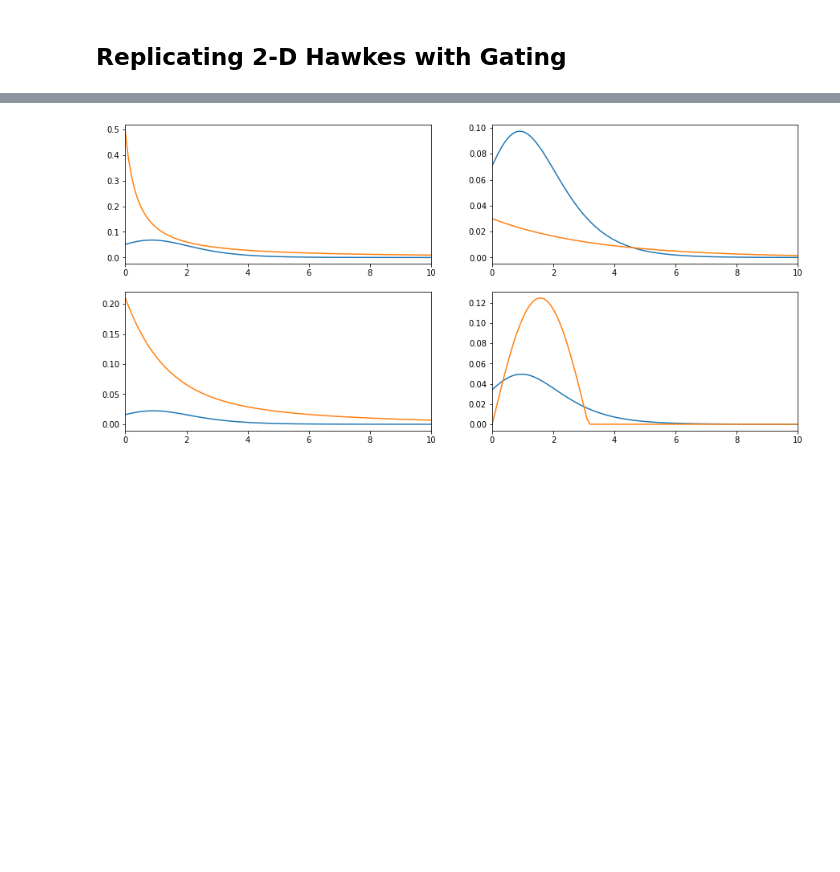
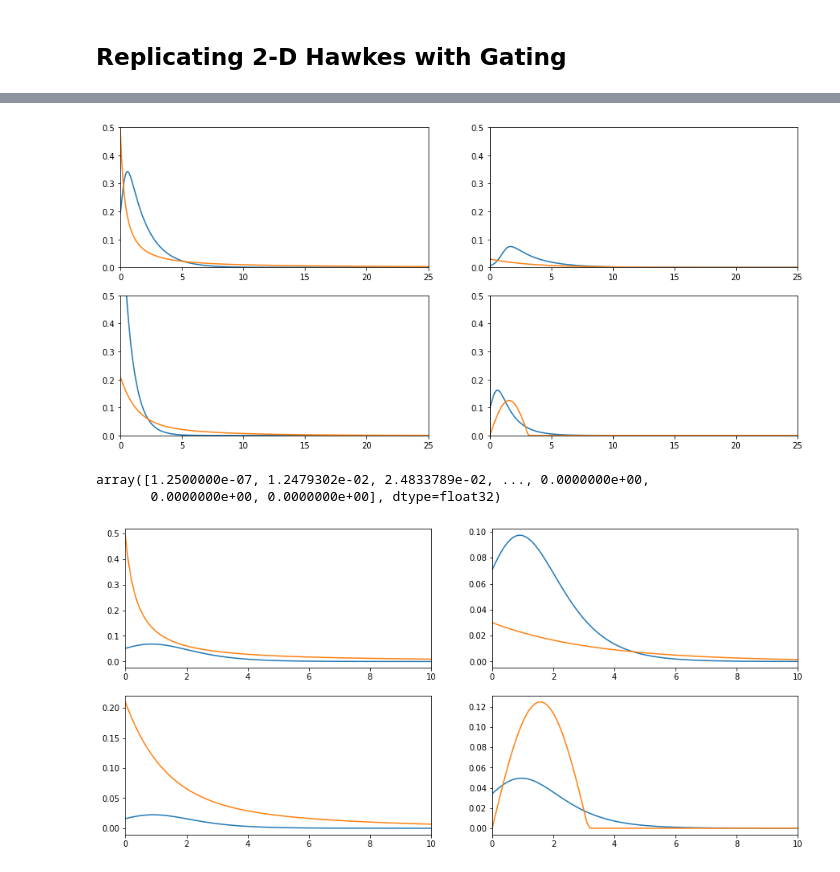
Before and after one commit to yamacisik/gated_kernel_tpp, a Jupyter notebook: kernel_fuctions_experiments.ipynb, the cells around one changed output, grey strips where cells are left out. Saved outputs shown, nothing was run; the diff lists cells and outputs as text; code cells hidden in the pictures; blank space fills up the shorter version.

```diff
--- a/kernel_fuctions_experiments.ipynb
+++ b/kernel_fuctions_experiments.ipynb
@@ -736,3 +665,45 @@ for i in range(len(axes)):
+# %%
+
+
+model_id  = '359b355116'
+ls = params.loc[params.Model_ID ==model_id].values[0][1:5]
+sigmas = params.loc[params.Model_ID ==model_id].values[0][5:9]
+lengtscales = params.loc[params.Model_ID ==model_id].values[0][9:13]
+ss = params.loc[params.Model_ID ==model_id].values[0][13:17]
+
+def magic_kernel_2(x, sigma=1, lengthscale=1, l = 1.0,s=1.0):
+    d = x
+    k1 = 1 + torch.tanh((d - l +1) / s)
+    k2 = torch.exp(-(d) / lengthscale)
+
+    return sigma*k1*k2
+
+
+t =torch.arange(0,200,0.1)+0.000001
+
+
+fig, axes = plt.subplots(2, 2,figsize=(15,7))
+axes = axes.flatten()
+for i in range(len(axes)):
+
+    values = magic_kernel_2(t,sigma = sigmas[i], lengthscale = lengtscales[i], s = ss[i],l = ls[i])
+#     values = (values - values.min())/(values.max()-values.min())
+    real_values = triggering_kernel(t,i)
+#     real_values = (real_values - real_values.min())/(real_values.max()-real_values.min())
+
+    axes[i].plot(t,values)
+    axes[i].plot(t,real_values)
+    axes[i].set_xlim(0, 25)
+    axes[i].set_ylim(0, 0.5)
+# axes[1].set_xlim(0, 10)
+# axes[2].set_xlim(0, 5)
+# %% [output]
+[figure, added]
+# %%
+real_values
+# %% [output]
+array([1.2500000e-07, 1.2479302e-02, 2.4833789e-02, ..., 0.0000000e+00,
+       0.0000000e+00, 0.0000000e+00], dtype=float32)
 # %%
 model_id  = 'd03698576c'
 # lengtscales = params.loc[params.Model_ID ==model_id].values[0][1:5]
```
Also changed, not shown: parts of 5 cells of this notebook, 3 other files.
